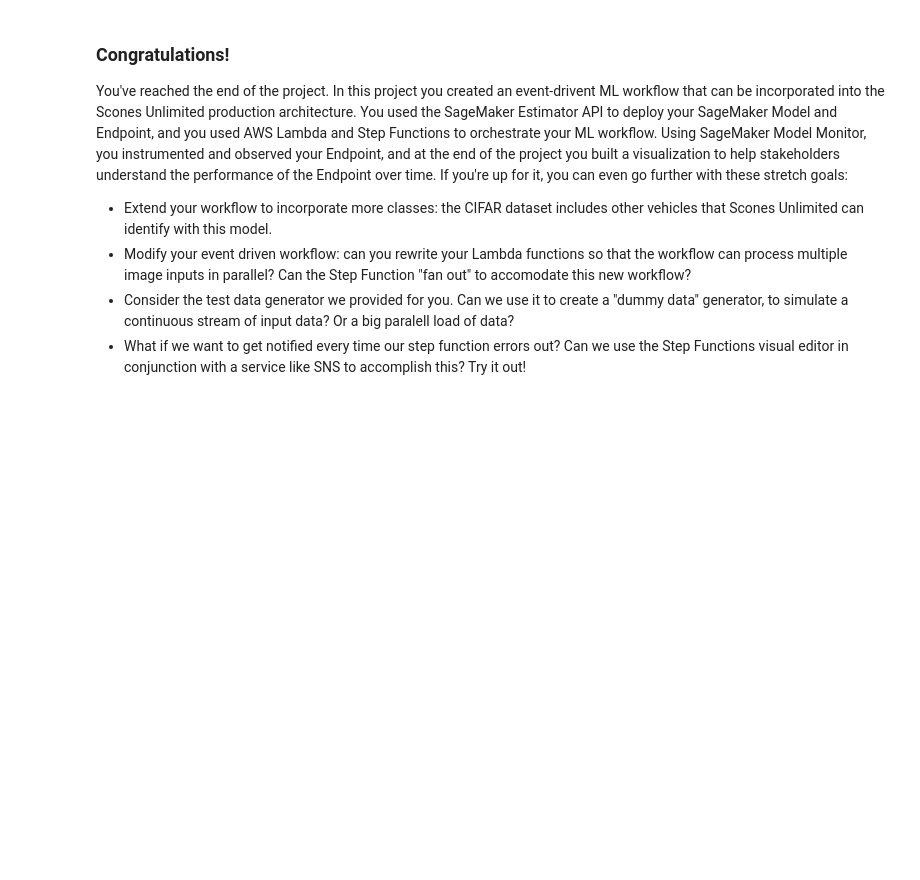
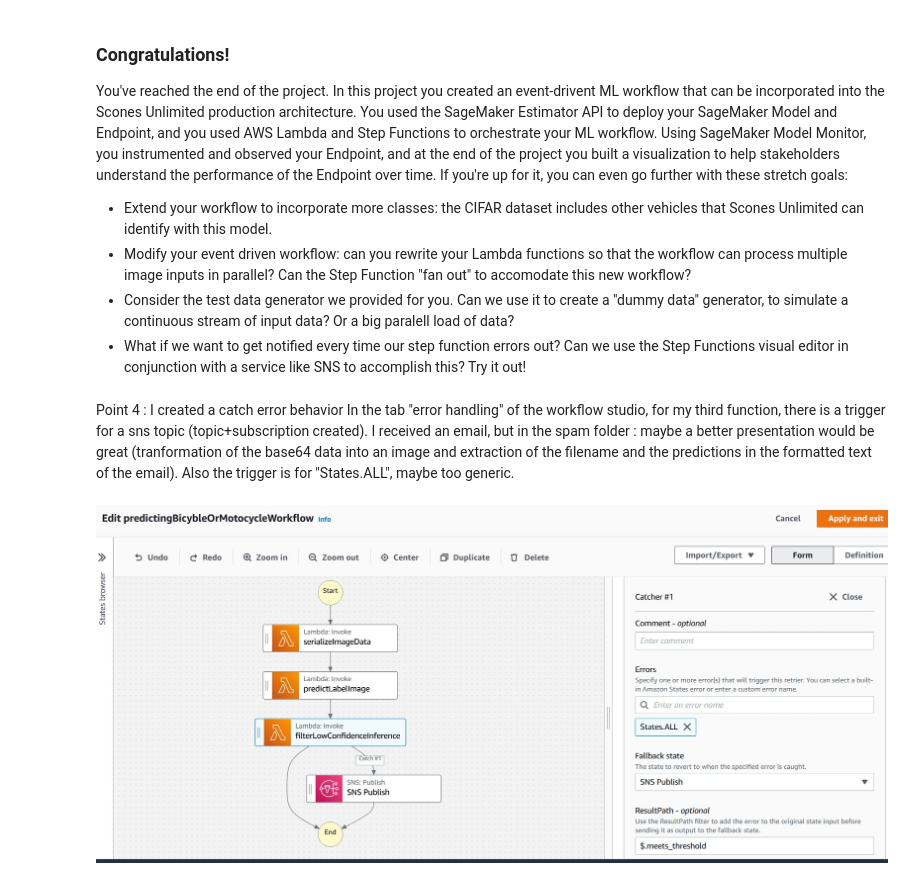
Before and after one commit to cyanmage/work-scones-project-nanodegree-project, a Jupyter notebook: project/starter.ipynb, the cells around one changed output. Saved outputs shown, nothing was run; the diff lists cells and outputs as text; code cells hidden in the pictures; blank space fills up the shorter version.

Commit message:
Point 4 of the final enhancements evocated, explained and argumented with an image

```diff
--- a/project/starter.ipynb
+++ b/project/starter.ipynb
@@ -924,3 +930,11 @@ You've reached the end of the project. In this project you created an event-driv
 * Modify your event driven workflow: can you rewrite your Lambda functions so that the workflow can process multiple image inputs in parallel? Can the Step Function "fan out" to accomodate this new workflow?
 * Consider the test data generator we provided for you. Can we use it to create a "dummy data" generator, to simulate a continuous stream of input data? Or a big paralell load of data?
 * What if we want to get notified every time our step function errors out? Can we use the Step Functions visual editor in conjunction with a service like SNS to accomplish this? Try it out!
+# %% [markdown]
+Point 4 : I created a catch error behavior
+In the tab "error handling" of the workflow studio, for my third function, there is a trigger for a sns topic (topic+subscription created). I received an email, but in the spam folder : maybe a better presentation would be great (tranformation of the base64 data into an image and extraction of the filename and the predictions in the formatted text of the email). Also the trigger is for "States.ALL", maybe too generic.
+# %%
+from IPython import display
+display.Image("Image_Workflow_with_catching_Error.jpg")
+# %% [output]
+[figure, added]
```
Also changed, not shown: parts of 2 cells of this notebook, 1 other file.
